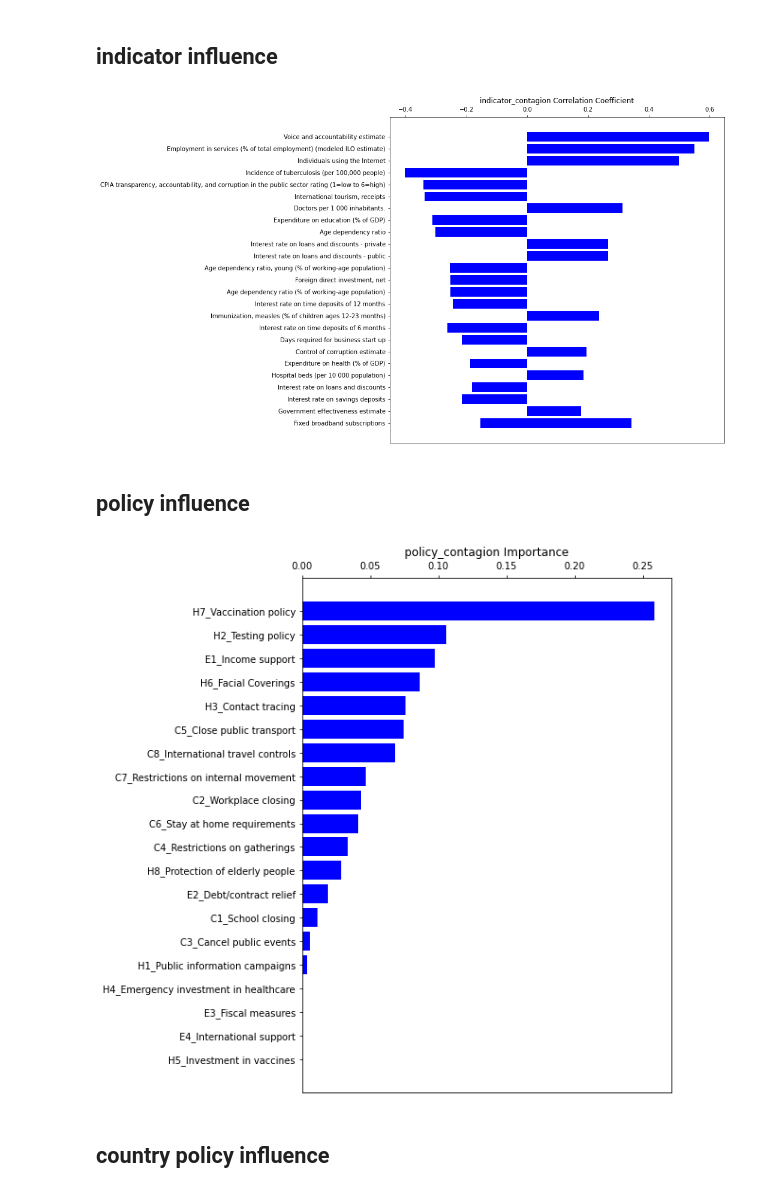
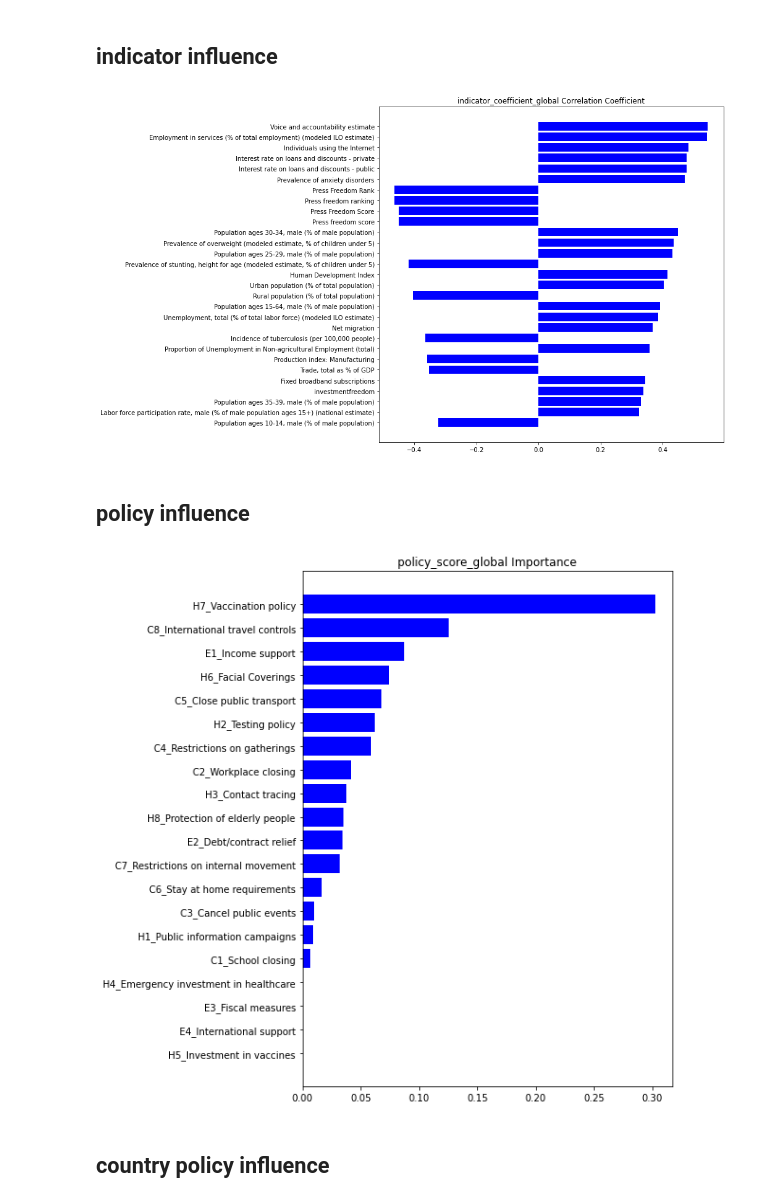
Before and after one commit to Mrzhouqifei/SUSTAIN, a Jupyter notebook: plot.ipynb, the cells around one changed output. Cells and saved outputs as stored; diff of their text form; code cells hidden in the pictures.

```diff
--- a/plot.ipynb
+++ b/plot.ipynb
@@ -41,17 +41,17 @@ for country in countrys:
 ## indicator influence
 # %%
 def indicator_influence(name):
-    indicator_mortality = pd.read_csv('output/step_two/indicator_influence/'+name+'.csv')
+    indicator_mortality = pd.read_csv('output/policy_effectiveness/'+name+'.csv')
 #     indicator_mortality['indicator'] = indicator_mortality.Indicator + "[" + indicator_mortality.Unit + ']'
-    indicator_mortality = indicator_mortality[['Indicator', 'influence']][:29][::-1]
+    indicator_mortality = indicator_mortality[['Indicator', 'Correlation']][:29][::-1]
     plt.figure(figsize=(10,10))
-    plt.barh(indicator_mortality.Indicator, indicator_mortality.influence,color='b', align='center')
+    plt.barh(indicator_mortality.Indicator, indicator_mortality.Correlation,color='b', align='center')
     plt.title(name + ' Correlation Coefficient')
     plt.savefig('pics/' + name + '.png', bbox_inches='tight', dpi=100)
 # %%
-indicator_influence('indicator_contagion')  # indicator_mortality   indicator_recovery indicator_contagion
+indicator_influence('indicator_coefficient_global')  # indicator_mortality   indicator_recovery indicator_contagion
 # %% [output]
-[figure, old version]
+[figure, new version]
 # %% [markdown]
 ## policy influence
 # %%
@@ -64,9 +64,9 @@ def policy_influence(name):
     plt.title(name + ' Importance')
     plt.savefig('pics/' + name + '.png', bbox_inches='tight', dpi=100)
 # %%
-policy_influence('policy_contagion')  # policy_mortality  policy_recovery policy_contagion
+policy_influence('policy_score_global')  # policy_mortality  policy_recovery policy_contagion
 # %% [output]
-[figure, old version]
+[figure, new version]
 # %% [markdown]
 ## country policy influence
 # %%
```
Also changed, not shown: parts of 3 cells of this notebook, 19 other files.
